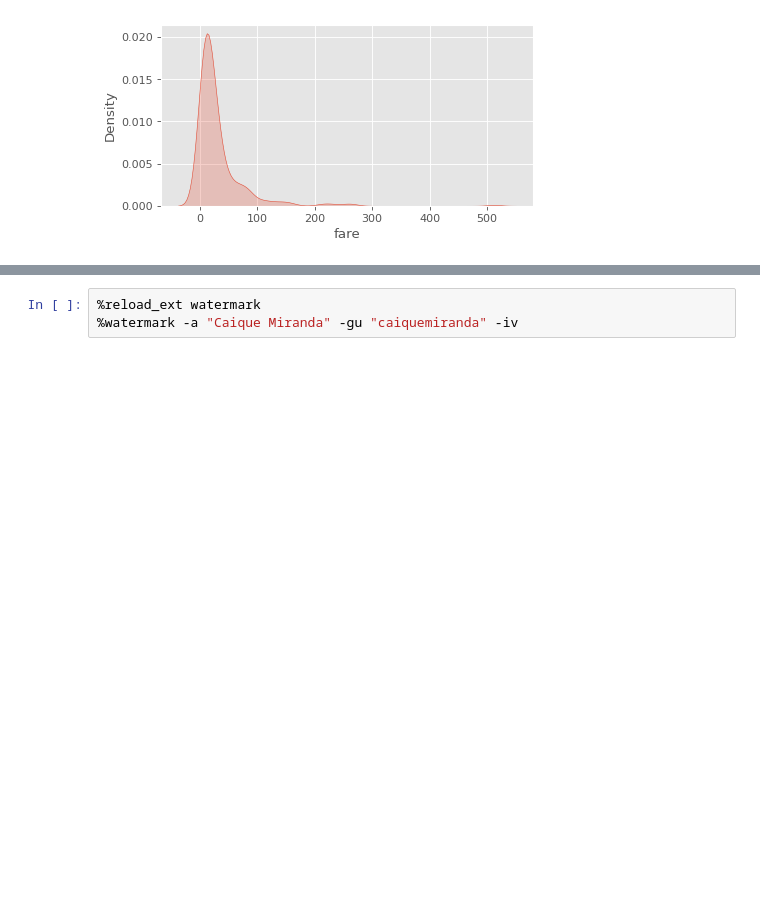
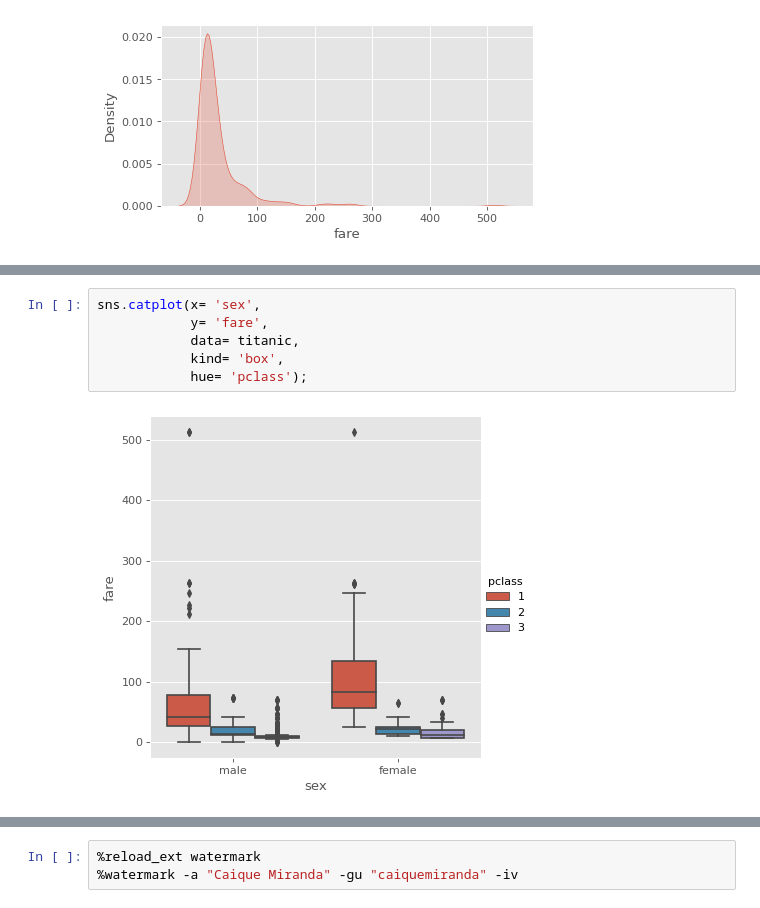
Before and after one commit to caiquemiranda/data-visualization-python, a Jupyter notebook: 10-analysis-visualization-titanic-dataset.ipynb, the cells around one changed output, grey strips where cells are left out. Saved outputs shown, nothing was run; the diff lists cells and outputs as text; blank space fills up the shorter version.

```diff
--- a/10-analysis-visualization-titanic-dataset.ipynb
+++ b/10-analysis-visualization-titanic-dataset.ipynb
@@ -530,0 +538,8 @@ sns.kdeplot(titanic['fare'],
+# %%
+sns.catplot(x= 'sex',
+            y= 'fare',
+            data= titanic,
+            kind= 'box',
+            hue= 'pclass');
+# %% [output]
+[figure, added]
```
Also changed, not shown: parts of 2 cells of this notebook.
